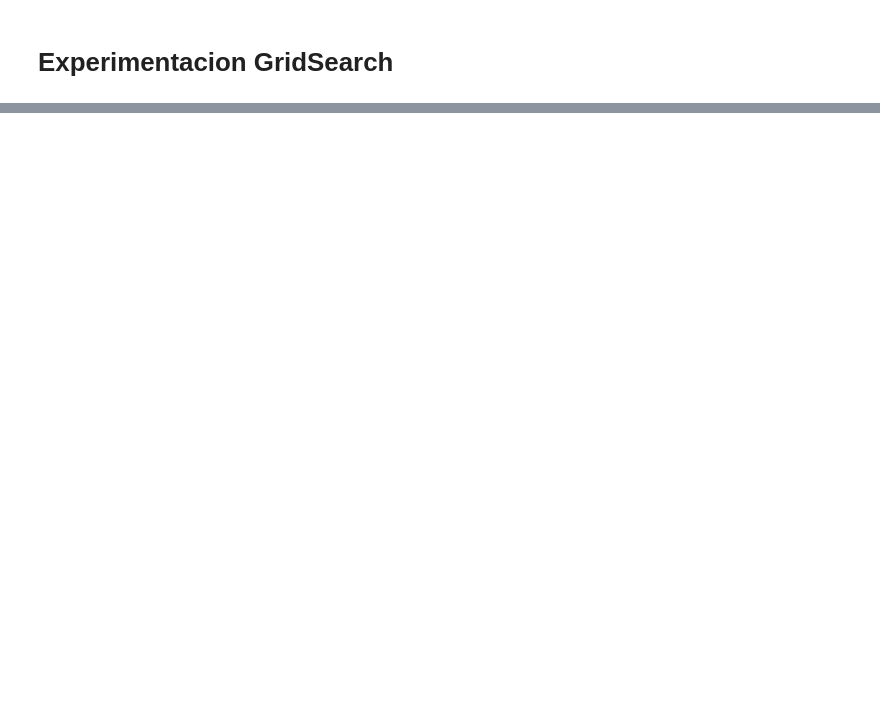
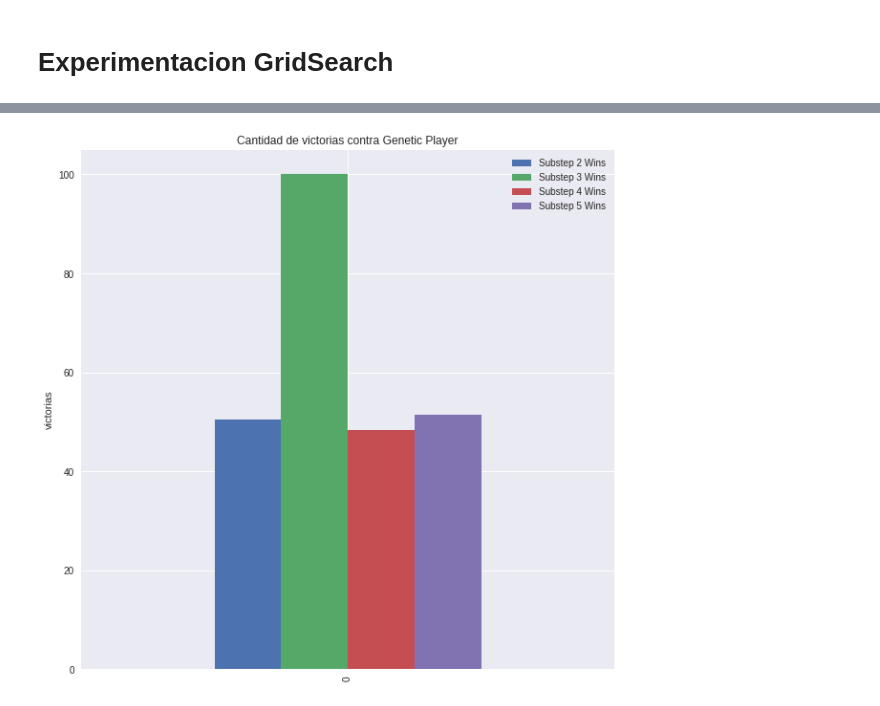
Before and after one commit to colltoaction/startup3-algo3, a Jupyter notebook: experimentacion/laboratorio.ipynb, the cells around one changed output, grey strips where cells are left out. Saved outputs shown, nothing was run; the diff lists cells and outputs as text; code cells hidden in the pictures; blank space fills up the shorter version.

```diff
--- a/experimentacion/laboratorio.ipynb
+++ b/experimentacion/laboratorio.ipynb
@@ -153,0 +172,4 @@ for i in [2,3,4]:
+# %%
+playAgainstAndPlotIt(geneticPlayer)
+# %% [output]
+[figure, added]
```
Also changed, not shown: parts of 15 cells of this notebook, 43 other files.
